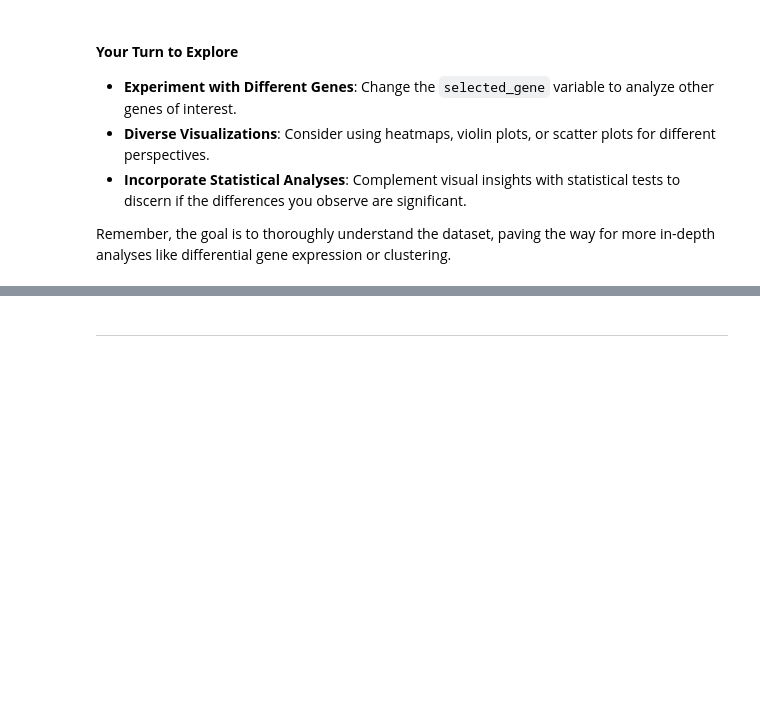
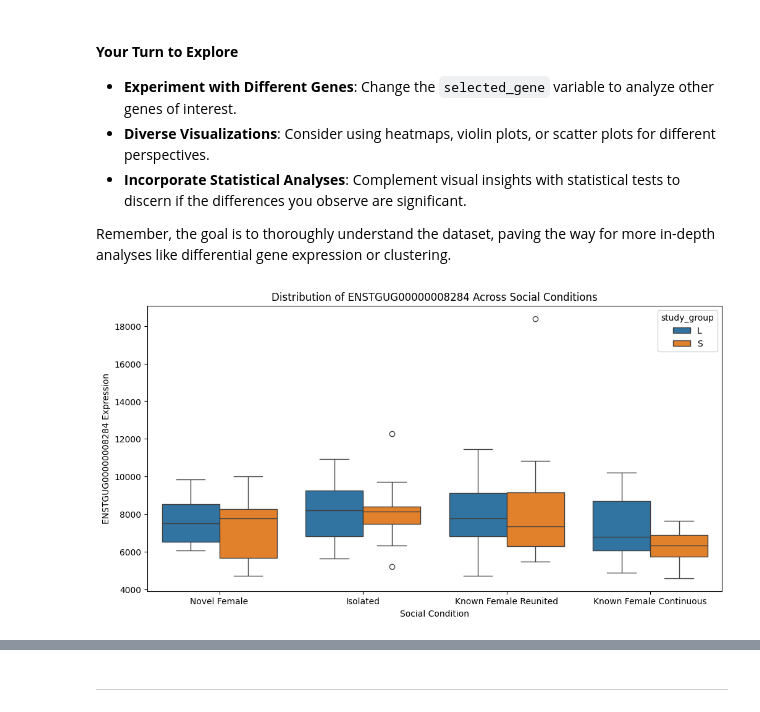
Before and after one commit to mjmaher987/Bioinformatics-Project, a Jupyter notebook: Task 3/SongBirdStudy.ipynb, the cells around one changed output, grey strips where cells are left out. Saved outputs shown, nothing was run; the diff lists cells and outputs as text; code cells hidden in the pictures; blank space fills up the shorter version.

```diff
--- a/Task 3/SongBirdStudy.ipynb
+++ b/Task 3/SongBirdStudy.ipynb
@@ -660,3 +709,18 @@ Each method will contribute to a holistic view of the dataset, enabling you to u
 - **Incorporate Statistical Analyses**: Complement visual insights with statistical tests to discern if the differences you observe are significant.
 
 Remember, the goal is to thoroughly understand the dataset, paving the way for more in-depth analyses like differential gene expression or clustering.
+# %%
+selected_gene = 'ENSTGUG00000008284'
+# %%
+# Filter data for the selected gene
+#gene_data = rna_data[['SocialCondition', 'BrainRegion', selected_gene]]
+
+# Boxplot to visualize the distribution of gene expression across social conditions
+plt.figure(figsize=(12, 6))
+sns.boxplot(x='social_settting', y=selected_gene, data=df, hue='study_group')
+plt.title(f'Distribution of {selected_gene} Across Social Conditions')
+plt.xlabel('Social Condition')
+plt.ylabel(f'{selected_gene} Expression')
+plt.show()
+# %% [output]
+[figure, added]
```
Also changed, not shown: parts of 38 cells of this notebook.
